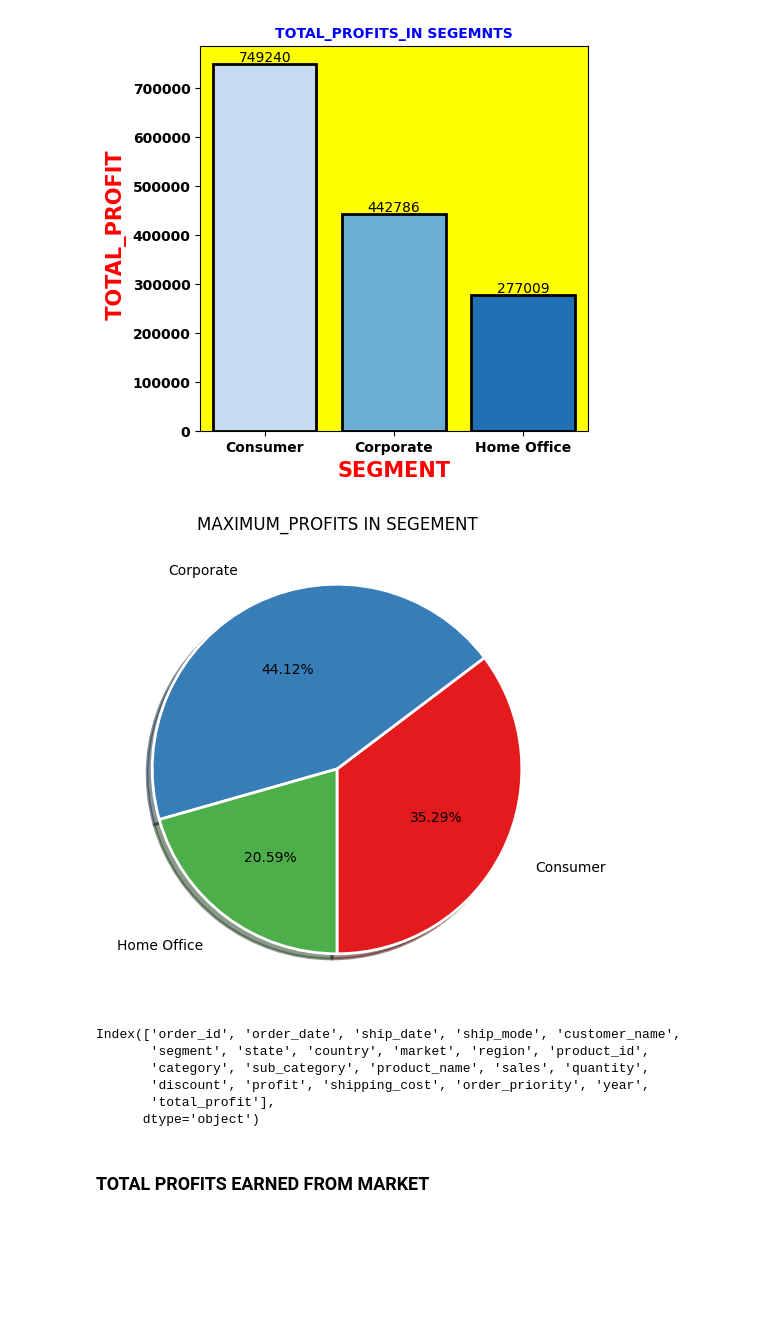
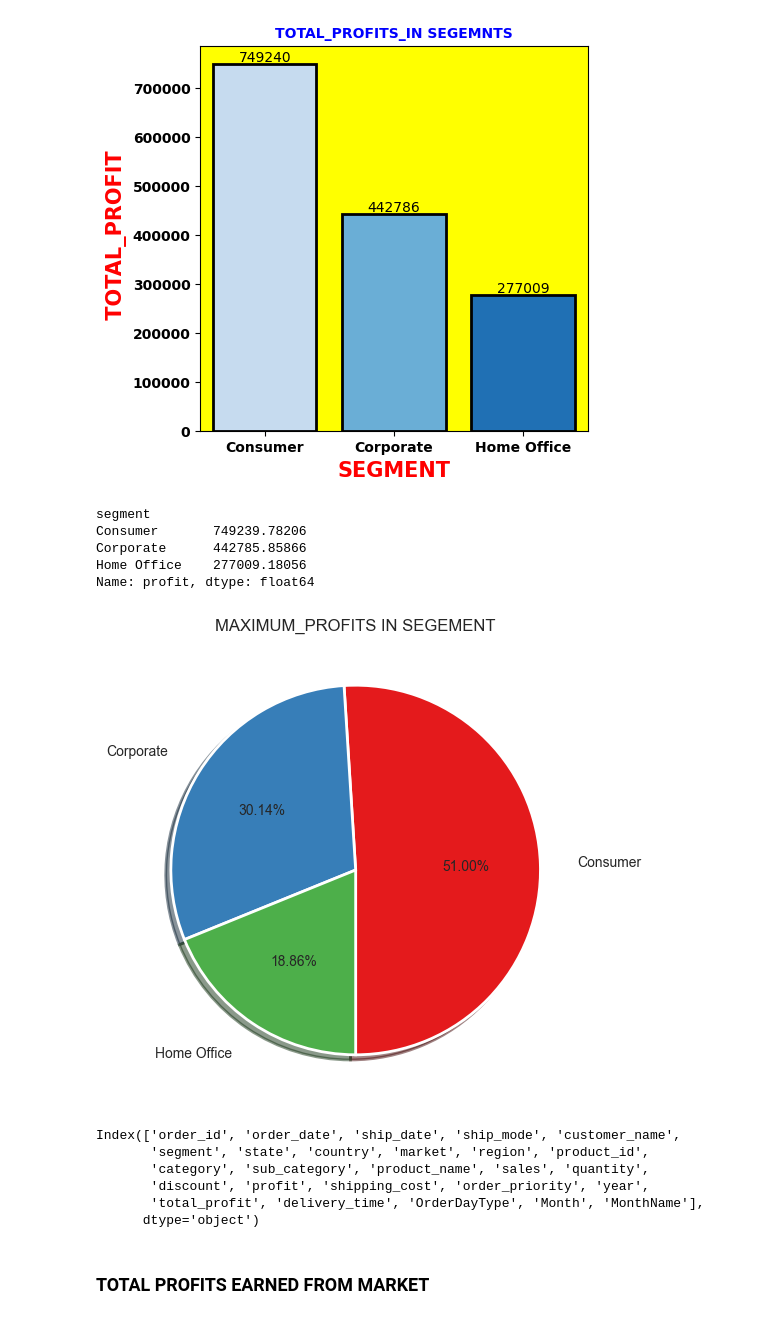
Before and after one commit to subhadeep404error/SUPERSTORE-SALES-ANALYSIS, a Jupyter notebook: Superstore-Data-Analysis.ipynb, the cells around one changed output. Cells and saved outputs as stored; diff of their text form; code cells hidden in the pictures; blank space fills up the shorter version.

```diff
--- a/Superstore-Data-Analysis.ipynb
+++ b/Superstore-Data-Analysis.ipynb
@@ -591,4 +592,4 @@ Index(['order_id', 'order_date', 'ship_date', 'ship_mode', 'customer_name',
 # %% [markdown]
 ### TOTAL PROFITS
 # %%
-df['total_profit']=df['profit'].sum()
+df['profit'].sum()
@@ -634,14 +620,24 @@ plt.yticks(fontweight='bold')
 plt.show()
 # %% [output]
 [figure]
+# %%
+segment_profit=df.groupby('segment')['profit'].sum()
+top_segment_profit=segment_profit.nlargest(3)
+top_segment_profit
+# %% [output]
+segment
+Consumer       749239.78206
+Corporate      442785.85866
+Home Office    277009.18056
+Name: profit, dtype: float64
 # %%
 plt.figure(figsize=(6,6))
-plt.pie(max_profit,labels=max_profit.index,autopct="%.2f%%",colors=sns.color_palette("Set1"),labeldistance=1.2,shadow=True
+plt.pie(top_segment_profit,labels=top_segment_profit.index,autopct="%.2f%%",colors=sns.color_palette("Set1"),labeldistance=1.2,shadow=True
         ,wedgeprops={'edgecolor': 'white', 'linewidth':2},startangle=270)
 plt.title("MAXIMUM_PROFITS IN SEGEMENT")
 plt.show()
 # %% [output]
-[figure, old version]
+[figure, new version]
 # %%
 df.columns
 # %% [output]
@@ -649,7 +645,7 @@ Index(['order_id', 'order_date', 'ship_date', 'ship_mode', 'customer_name',
        'segment', 'state', 'country', 'market', 'region', 'product_id',
        'category', 'sub_category', 'product_name', 'sales', 'quantity',
        'discount', 'profit', 'shipping_cost', 'order_priority', 'year',
-       'total_profit'],
+       'total_profit', 'delivery_time', 'OrderDayType', 'Month', 'MonthName'],
       dtype='object')
 # %% [markdown]
 ### TOTAL PROFITS EARNED FROM MARKET
```
Also changed, not shown: parts of 49 cells of this notebook.
